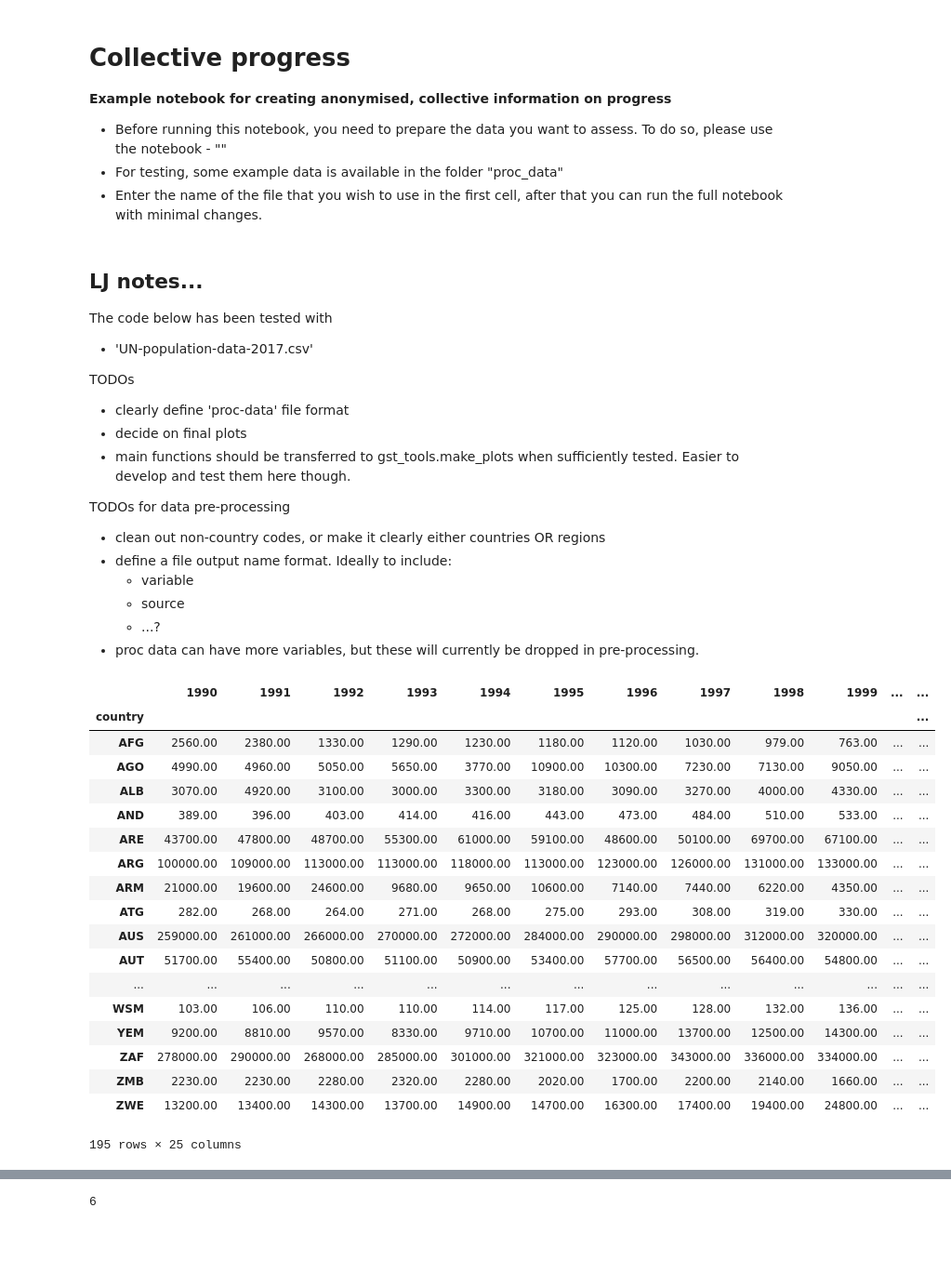
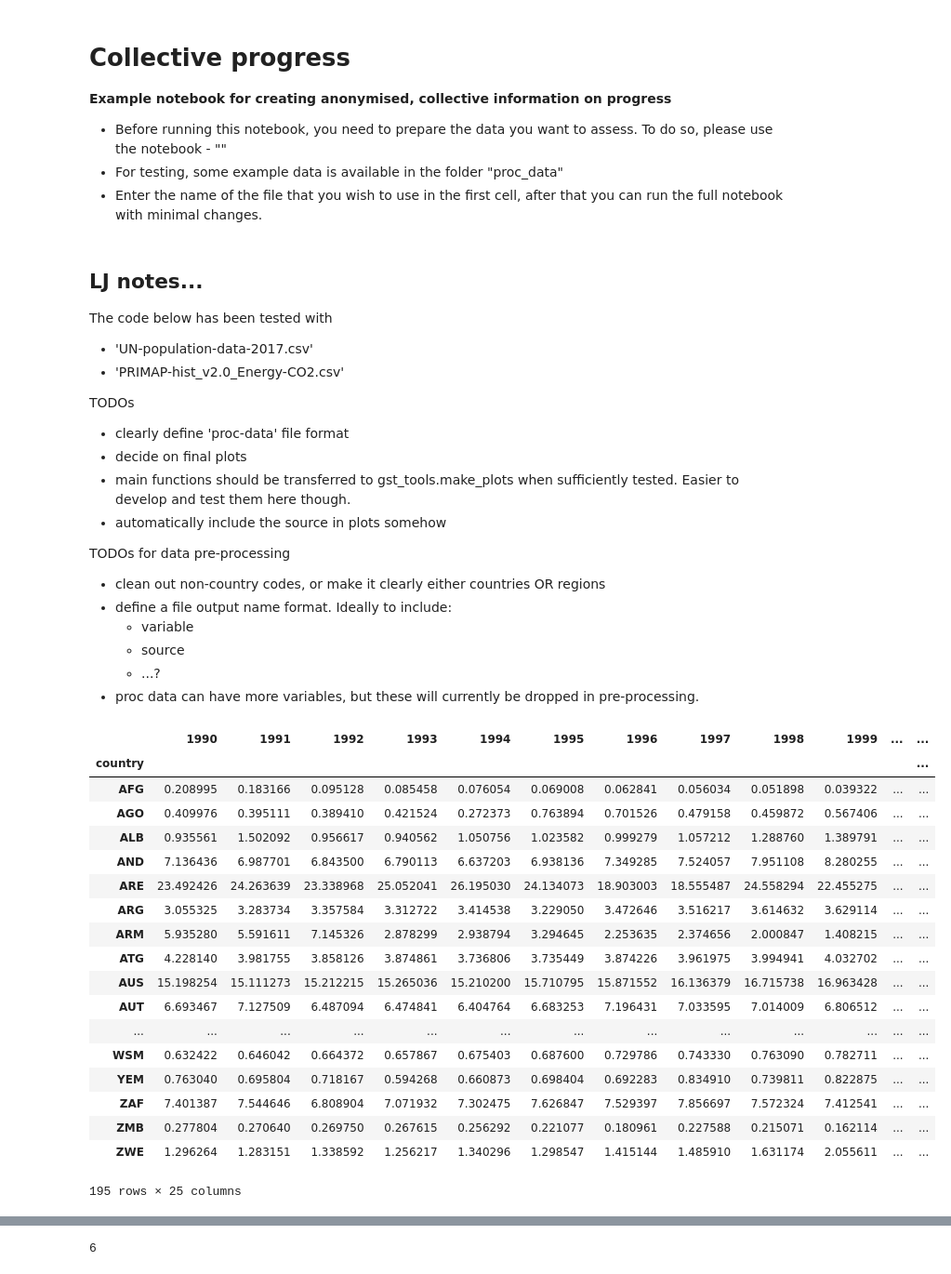
Before and after one commit to mljeffery/performance-distribution-tools, a Jupyter notebook: make-collective-progress-plots.ipynb, the cells around one changed output, grey strips where cells are left out. Shown: that part at 93% size. Saved outputs shown, nothing was run; the diff lists cells and outputs as text; code cells hidden in the pictures; blank space fills up the shorter version.

```diff
--- a/make-collective-progress-plots.ipynb
+++ b/make-collective-progress-plots.ipynb
@@ -30,12 +30,15 @@ import gst_tools.gst_utils as utils
 
 The code below has been tested with
 * 'UN-population-data-2017.csv'
+* 'PRIMAP-hist_v2.0_Energy-CO2.csv'
+
 
 
 TODOs
 * clearly define 'proc-data' file format
 * decide on final plots
 * main functions should be transferred to gst_tools.make_plots when sufficiently tested. Easier to develop and test them here though.
+* automatically include the source in plots somehow
 
 TODOs for data pre-processing
 * clean out non-country codes, or make it clearly either countries OR regions
@@ -47,44 +50,44 @@ TODOs for data pre-processing
 # %%
 # Choose what you would like to plot
 
 #TODO - recommend a file name format to include the variable and the source.
-#data_file_name = 'PRIMAPHIST20-data-M0EL-KGHG.csv'
 #data_file_name = 'UN-population-data-2017.csv'
-data_file_name = 'PRIMAP-hist_v2.0_Energy-CO2.csv'
+#data_file_name = 'PRIMAP-hist_v2.0_Energy-CO2.csv'
+data_file_name = 'PRIMAP-hist_UN-2017_calc__CO2-per-population.csv'
 years_of_interest = ['1990', '2000', '2014']
 
 # read the data from file and extract the key information
 # TODO - ensure platform insensitive
 data = pd.read_csv('proc-data/' + data_file_name)
 variable = data['variable'].unique()[0]
 unit = data['unit'].unique()[0]
 
 data_years = utils.set_countries_as_index(data)
 data_years = data_years.dropna(axis=1, how='any')
 
 #TODO - add some checks / validation
 
 # remove comment below to display the data
 data_years
 # %% [output]
 |  | 1990 | 1991 | 1992 | 1993 | 1994 | 1995 | 1996 | 1997 | 1998 | 1999 | ... | ... |
 | country |  |  |  |  |  |  |  |  |  |  |  | ... |
-| AFG | 2560.00 | 2380.00 | 1330.00 | 1290.00 | 1230.00 | 1180.00 | 1120.00 | 1030.00 | 979.00 | 763.00 | ... | ... |
-| AGO | 4990.00 | 4960.00 | 5050.00 | 5650.00 | 3770.00 | 10900.00 | 10300.00 | 7230.00 | 7130.00 | 9050.00 | ... | ... |
-| ALB | 3070.00 | 4920.00 | 3100.00 | 3000.00 | 3300.00 | 3180.00 | 3090.00 | 3270.00 | 4000.00 | 4330.00 | ... | ... |
-| AND | 389.00 | 396.00 | 403.00 | 414.00 | 416.00 | 443.00 | 473.00 | 484.00 | 510.00 | 533.00 | ... | ... |
-| ARE | 43700.00 | 47800.00 | 48700.00 | 55300.00 | 61000.00 | 59100.00 | 48600.00 | 50100.00 | 69700.00 | 67100.00 | ... | ... |
-| ARG | 100000.00 | 109000.00 | 113000.00 | 113000.00 | 118000.00 | 113000.00 | 123000.00 | 126000.00 | 131000.00 | 133000.00 | ... | ... |
-| ARM | 21000.00 | 19600.00 | 24600.00 | 9680.00 | 9650.00 | 10600.00 | 7140.00 | 7440.00 | 6220.00 | 4350.00 | ... | ... |
-| ATG | 282.00 | 268.00 | 264.00 | 271.00 | 268.00 | 275.00 | 293.00 | 308.00 | 319.00 | 330.00 | ... | ... |
-| AUS | 259000.00 | 261000.00 | 266000.00 | 270000.00 | 272000.00 | 284000.00 | 290000.00 | 298000.00 | 312000.00 | 320000.00 | ... | ... |
-| AUT | 51700.00 | 55400.00 | 50800.00 | 51100.00 | 50900.00 | 53400.00 | 57700.00 | 56500.00 | 56400.00 | 54800.00 | ... | ... |
+| AFG | 0.208995 | 0.183166 | 0.095128 | 0.085458 | 0.076054 | 0.069008 | 0.062841 | 0.056034 | 0.051898 | 0.039322 | ... | ... |
+| AGO | 0.409976 | 0.395111 | 0.389410 | 0.421524 | 0.272373 | 0.763894 | 0.701526 | 0.479158 | 0.459872 | 0.567406 | ... | ... |
+| ALB | 0.935561 | 1.502092 | 0.956617 | 0.940562 | 1.050756 | 1.023582 | 0.999279 | 1.057212 | 1.288760 | 1.389791 | ... | ... |
+| AND | 7.136436 | 6.987701 | 6.843500 | 6.790113 | 6.637203 | 6.938136 | 7.349285 | 7.524057 | 7.951108 | 8.280255 | ... | ... |
+| ARE | 23.492426 | 24.263639 | 23.338968 | 25.052041 | 26.195030 | 24.134073 | 18.903003 | 18.555487 | 24.558294 | 22.455275 | ... | ... |
+| ARG | 3.055325 | 3.283734 | 3.357584 | 3.312722 | 3.414538 | 3.229050 | 3.472646 | 3.516217 | 3.614632 | 3.629114 | ... | ... |
+| ARM | 5.935280 | 5.591611 | 7.145326 | 2.878299 | 2.938794 | 3.294645 | 2.253635 | 2.374656 | 2.000847 | 1.408215 | ... | ... |
+| ATG | 4.228140 | 3.981755 | 3.858126 | 3.874861 | 3.736806 | 3.735449 | 3.874226 | 3.961975 | 3.994941 | 4.032702 | ... | ... |
+| AUS | 15.198254 | 15.111273 | 15.212215 | 15.265036 | 15.210200 | 15.710795 | 15.871552 | 16.136379 | 16.715738 | 16.963428 | ... | ... |
+| AUT | 6.693467 | 7.127509 | 6.487094 | 6.474841 | 6.404764 | 6.683253 | 7.196431 | 7.033595 | 7.014009 | 6.806512 | ... | ... |
 | ... | ... | ... | ... | ... | ... | ... | ... | ... | ... | ... | ... | ... |
-| WSM | 103.00 | 106.00 | 110.00 | 110.00 | 114.00 | 117.00 | 125.00 | 128.00 | 132.00 | 136.00 | ... | ... |
-| YEM | 9200.00 | 8810.00 | 9570.00 | 8330.00 | 9710.00 | 10700.00 | 11000.00 | 13700.00 | 12500.00 | 14300.00 | ... | ... |
-| ZAF | 278000.00 | 290000.00 | 268000.00 | 285000.00 | 301000.00 | 321000.00 | 323000.00 | 343000.00 | 336000.00 | 334000.00 | ... | ... |
-| ZMB | 2230.00 | 2230.00 | 2280.00 | 2320.00 | 2280.00 | 2020.00 | 1700.00 | 2200.00 | 2140.00 | 1660.00 | ... | ... |
-| ZWE | 13200.00 | 13400.00 | 14300.00 | 13700.00 | 14900.00 | 14700.00 | 16300.00 | 17400.00 | 19400.00 | 24800.00 | ... | ... |
+| WSM | 0.632422 | 0.646042 | 0.664372 | 0.657867 | 0.675403 | 0.687600 | 0.729786 | 0.743330 | 0.763090 | 0.782711 | ... | ... |
+| YEM | 0.763040 | 0.695804 | 0.718167 | 0.594268 | 0.660873 | 0.698404 | 0.692283 | 0.834910 | 0.739811 | 0.822875 | ... | ... |
+| ZAF | 7.401387 | 7.544646 | 6.808904 | 7.071932 | 7.302475 | 7.626847 | 7.529397 | 7.856697 | 7.572324 | 7.412541 | ... | ... |
+| ZMB | 0.277804 | 0.270640 | 0.269750 | 0.267615 | 0.256292 | 0.221077 | 0.180961 | 0.227588 | 0.215071 | 0.162114 | ... | ... |
+| ZWE | 1.296264 | 1.283151 | 1.338592 | 1.256217 | 1.340296 | 1.298547 | 1.415144 | 1.485910 | 1.631174 | 2.055611 | ... | ... |
 195 rows × 25 columns
 # %%
 # main plotting function used throughout - flexibility given so that it can cope with a range of different input!
```
Also changed, not shown: parts of 3 cells of this notebook, 6 other files.
